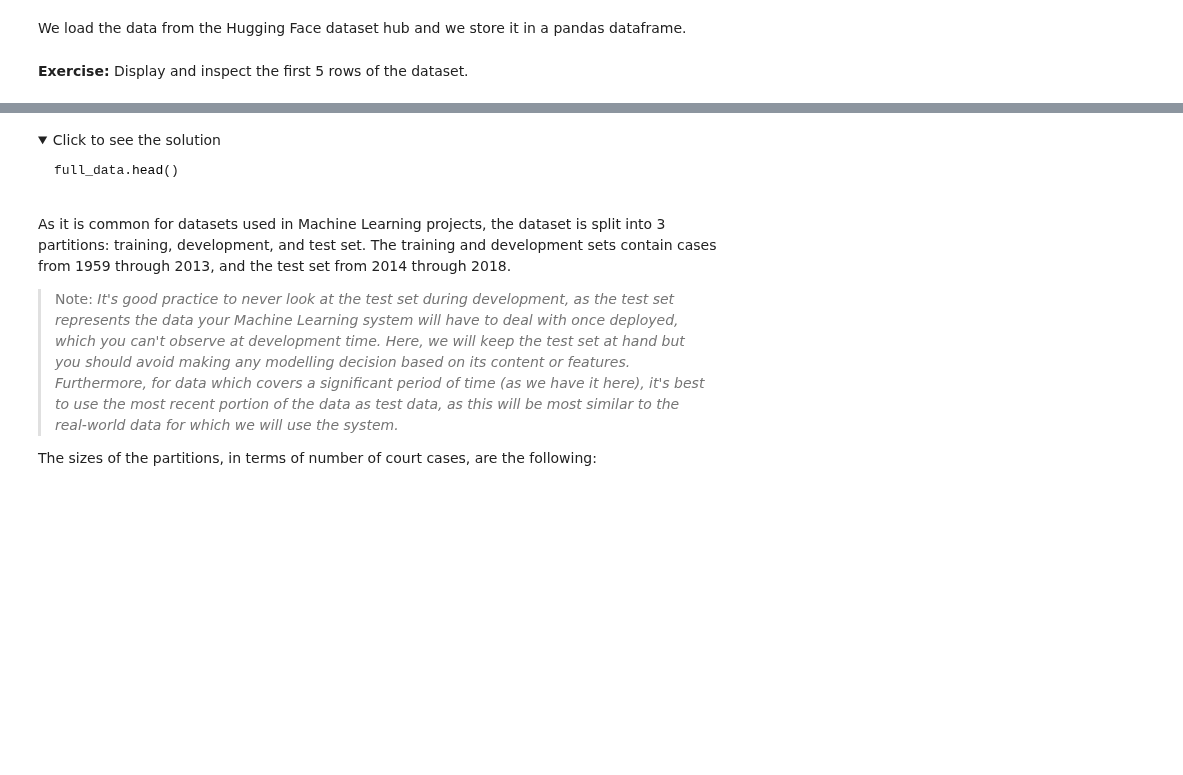
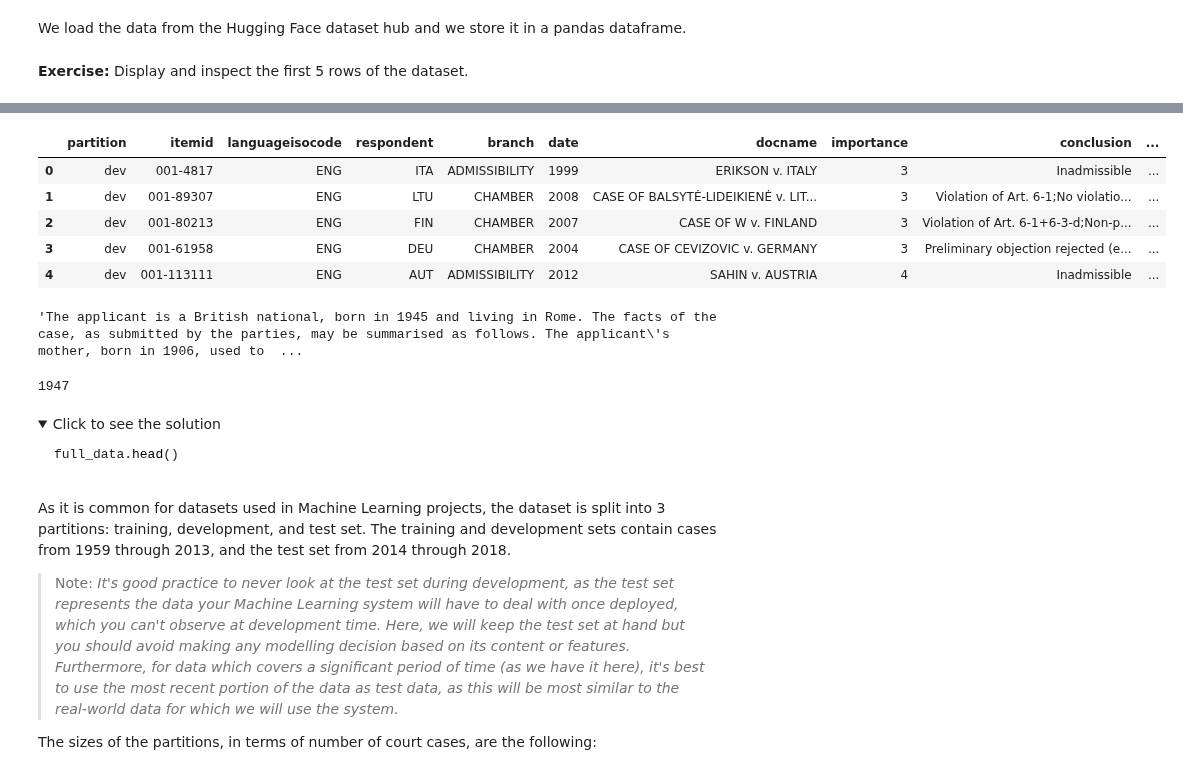
Before and after one commit to raliaskarov/tutorial_eth_ais_roman, a Jupyter notebook: projects/project2/CAS_project2_1_preparation.ipynb, the cells around one changed output, grey strips where cells are left out. Saved outputs shown, nothing was run; the diff lists cells and outputs as text; code cells hidden in the pictures; folded sections open; blank space fills up the shorter version.

```diff
--- a/projects/project2/CAS_project2_1_preparation.ipynb
+++ b/projects/project2/CAS_project2_1_preparation.ipynb
@@ -38,5 +45,21 @@ full_data = pd.DataFrame(dataset['train'])
 # %%
-... # fill in this line
+full_data.head()
+# %% [output]
+|  | partition | itemid | languageisocode | respondent | branch | date | docname | importance | conclusion | ... |
+| 0 | dev | 001-4817 | ENG | ITA | ADMISSIBILITY | 1999 | ERIKSON v. ITALY | 3 | Inadmissible | ... |
+| 1 | dev | 001-89307 | ENG | LTU | CHAMBER | 2008 | CASE OF BALSYTĖ-LIDEIKIENĖ v. LIT... | 3 | Violation of Art. 6-1;No violatio... | ... |
+| 2 | dev | 001-80213 | ENG | FIN | CHAMBER | 2007 | CASE OF W v. FINLAND | 3 | Violation of Art. 6-1+6-3-d;Non-p... | ... |
+| 3 | dev | 001-61958 | ENG | DEU | CHAMBER | 2004 | CASE OF CEVIZOVIC v. GERMANY | 3 | Preliminary objection rejected (e... | ... |
+| 4 | dev | 001-113111 | ENG | AUT | ADMISSIBILITY | 2012 | SAHIN v. AUSTRIA | 4 | Inadmissible | ... |
+# %%
+full_data.iloc[0]['text']
+# %% [output]
+'The applicant is a British national, born in 1945 and living in Rome. The facts of the case, as submitted by the parties, may be summarised as follows. The applicant\'s mother, born in 1906, used to  ...
+# %%
+# count words
+len(full_data.iloc[0]['text'].split())
+# %% [output]
+1947
 # %% [markdown]
 <details>
   <summary>Click to see the solution</summary>
```
Also changed, not shown: parts of 11 cells of this notebook, 1 other file.
